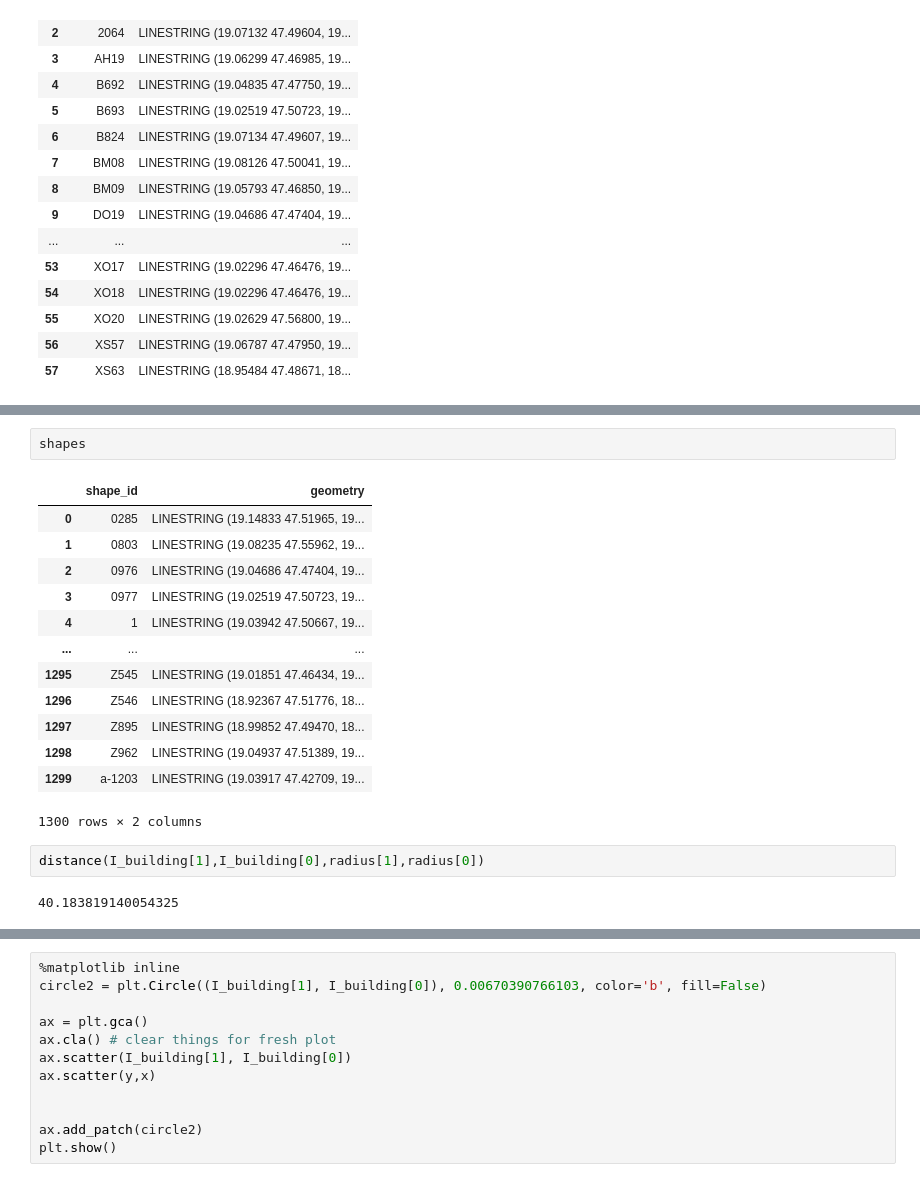
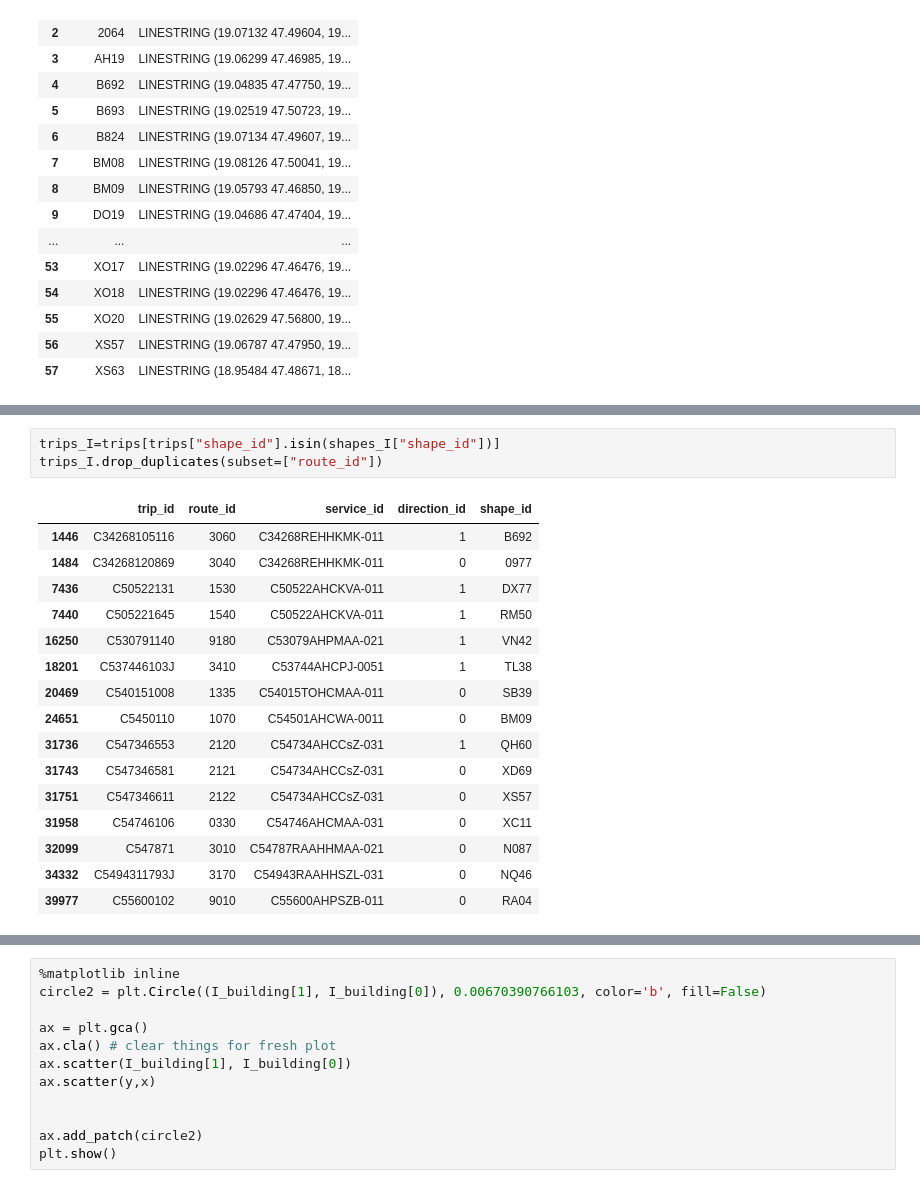
Before and after one commit to BGera89/Big_Data_Homework, a Jupyter notebook: gera.ipynb, the cells around one changed output, grey strips where cells are left out. Saved outputs shown, nothing was run; the diff lists cells and outputs as text.

```diff
--- a/gera.ipynb
+++ b/gera.ipynb
@@ -345,20 +309,20 @@ trips
-# %%
-shapes
-# %% [output]
-|  | shape_id | geometry |
-| 0 | 0285 | LINESTRING (19.14833 47.51965, 19... |
-| 1 | 0803 | LINESTRING (19.08235 47.55962, 19... |
-| 2 | 0976 | LINESTRING (19.04686 47.47404, 19... |
-| 3 | 0977 | LINESTRING (19.02519 47.50723, 19... |
-| 4 | 1 | LINESTRING (19.03942 47.50667, 19... |
-| ... | ... | ... |
-| 1295 | Z545 | LINESTRING (19.01851 47.46434, 19... |
-| 1296 | Z546 | LINESTRING (18.92367 47.51776, 18... |
-| 1297 | Z895 | LINESTRING (18.99852 47.49470, 18... |
-| 1298 | Z962 | LINESTRING (19.04937 47.51389, 19... |
-| 1299 | a-1203 | LINESTRING (19.03917 47.42709, 19... |
-1300 rows × 2 columns
-# %%
-distance(I_building[1],I_building[0],radius[1],radius[0])
-# %% [output]
-40.183819140054325
+# %%
+trips_I=trips[trips["shape_id"].isin(shapes_I["shape_id"])]
+trips_I.drop_duplicates(subset=["route_id"])
+# %% [output]
+|  | trip_id | route_id | service_id | direction_id | shape_id |
+| 1446 | C34268105116 | 3060 | C34268REHHKMK-011 | 1 | B692 |
+| 1484 | C34268120869 | 3040 | C34268REHHKMK-011 | 0 | 0977 |
+| 7436 | C50522131 | 1530 | C50522AHCKVA-011 | 1 | DX77 |
+| 7440 | C505221645 | 1540 | C50522AHCKVA-011 | 1 | RM50 |
+| 16250 | C530791140 | 9180 | C53079AHPMAA-021 | 1 | VN42 |
+| 18201 | C537446103J | 3410 | C53744AHCPJ-0051 | 1 | TL38 |
+| 20469 | C540151008 | 1335 | C54015TOHCMAA-011 | 0 | SB39 |
+| 24651 | C5450110 | 1070 | C54501AHCWA-0011 | 0 | BM09 |
+| 31736 | C547346553 | 2120 | C54734AHCCsZ-031 | 1 | QH60 |
+| 31743 | C547346581 | 2121 | C54734AHCCsZ-031 | 0 | XD69 |
+| 31751 | C547346611 | 2122 | C54734AHCCsZ-031 | 0 | XS57 |
+| 31958 | C54746106 | 0330 | C54746AHCMAA-031 | 0 | XC11 |
+| 32099 | C547871 | 3010 | C54787RAAHHMAA-021 | 0 | N087 |
+| 34332 | C5494311793J | 3170 | C54943RAAHHSZL-031 | 0 | NQ46 |
+| 39977 | C55600102 | 9010 | C55600AHPSZB-011 | 0 | RA04 |
```
Also changed, not shown: parts of 13 cells of this notebook, 1 other file.
